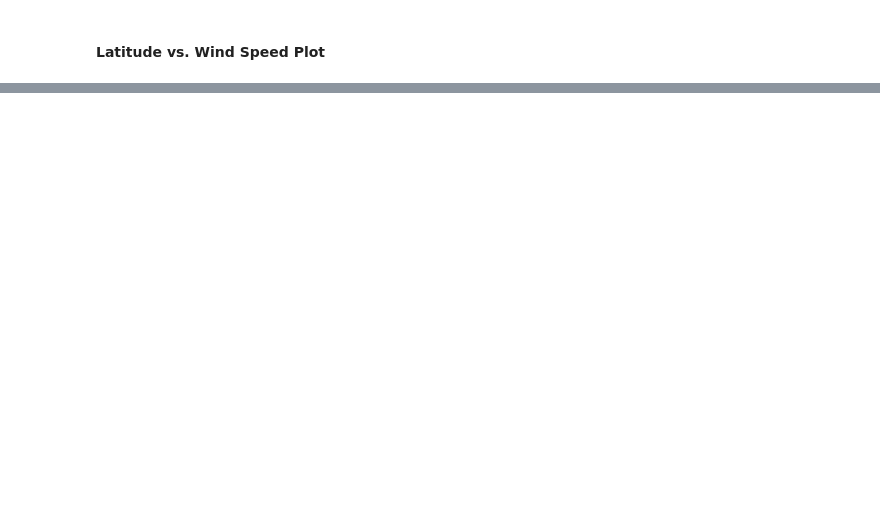
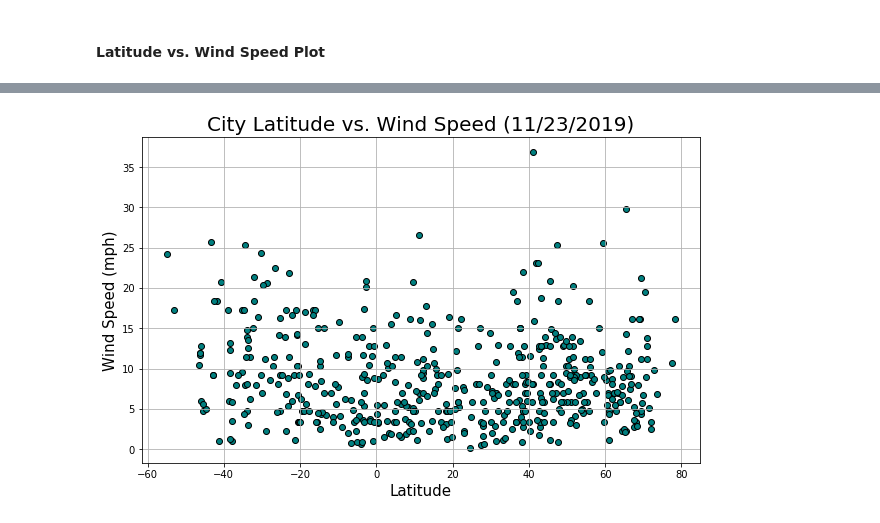
Before and after one commit to josephsy96/Python-API-Challenge, a Jupyter notebook: WeatherPy.ipynb, the cells around one changed output, grey strips where cells are left out. Cells and saved outputs as stored; diff of their text form; code cells hidden in the pictures; blank space fills up the shorter version.

```diff
--- a/WeatherPy.ipynb
+++ b/WeatherPy.ipynb
@@ -232,0 +246,17 @@ plt.show()
+# %%
+lat_cloud = csv_df[['Lat','Wind Speed']]
+
+#set figure size, for preference
+plt.figure(figsize=(10,6))
+#create scatter plot
+plt.scatter(csv_df['Lat'],csv_df['Wind Speed'],color='teal',edgecolor='black')
+
+#beautify the plot
+plt.title(f'City Latitude vs. Wind Speed ({current_day})',size=20)
+plt.ylabel('Wind Speed (mph)',size=15)
+plt.xlabel('Latitude',size=15)
+plt.grid()
+plt.savefig('output_data/city_wind.png')
+plt.show()
+# %% [output]
+[figure, added]
```
Also changed, not shown: parts of 11 cells of this notebook, 5 other files.
